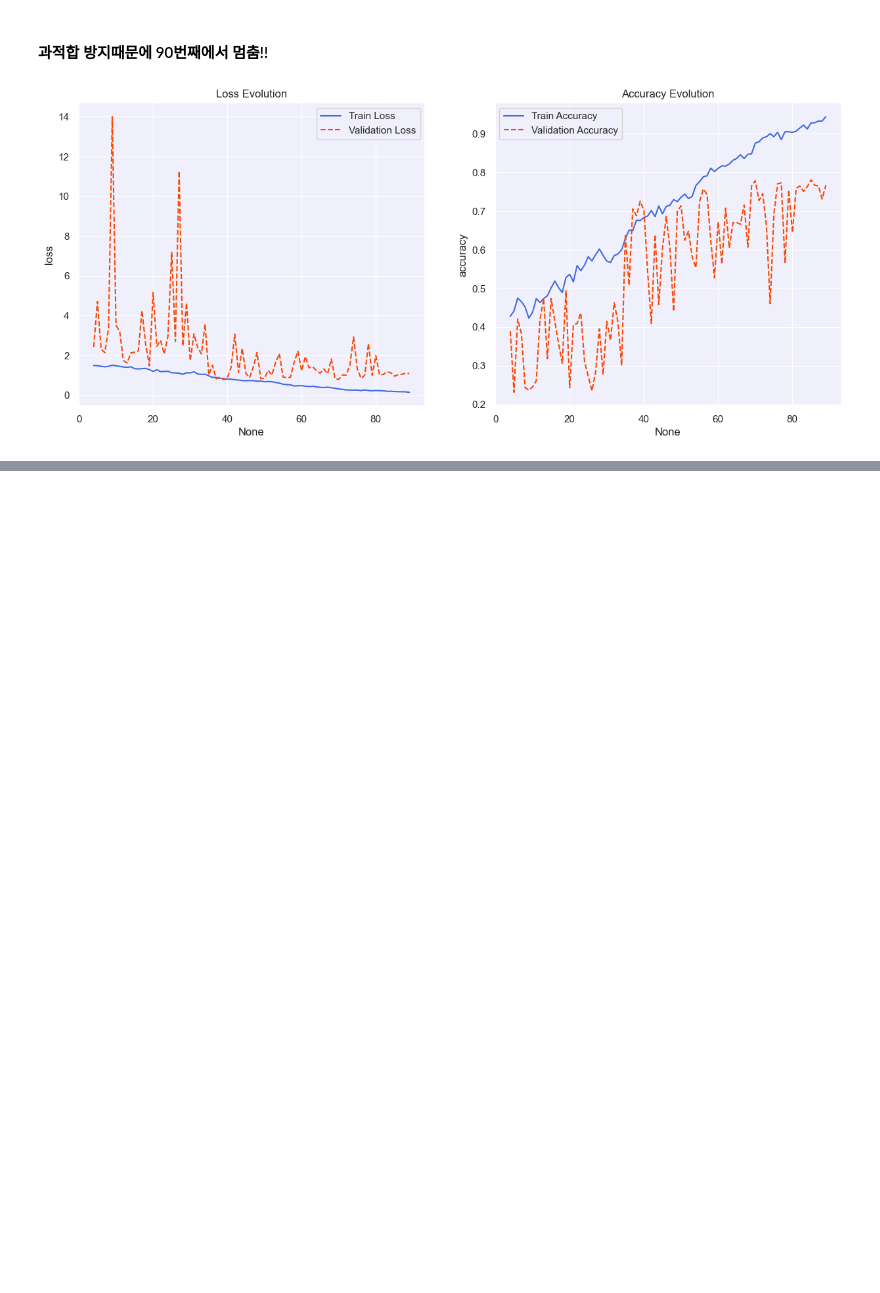
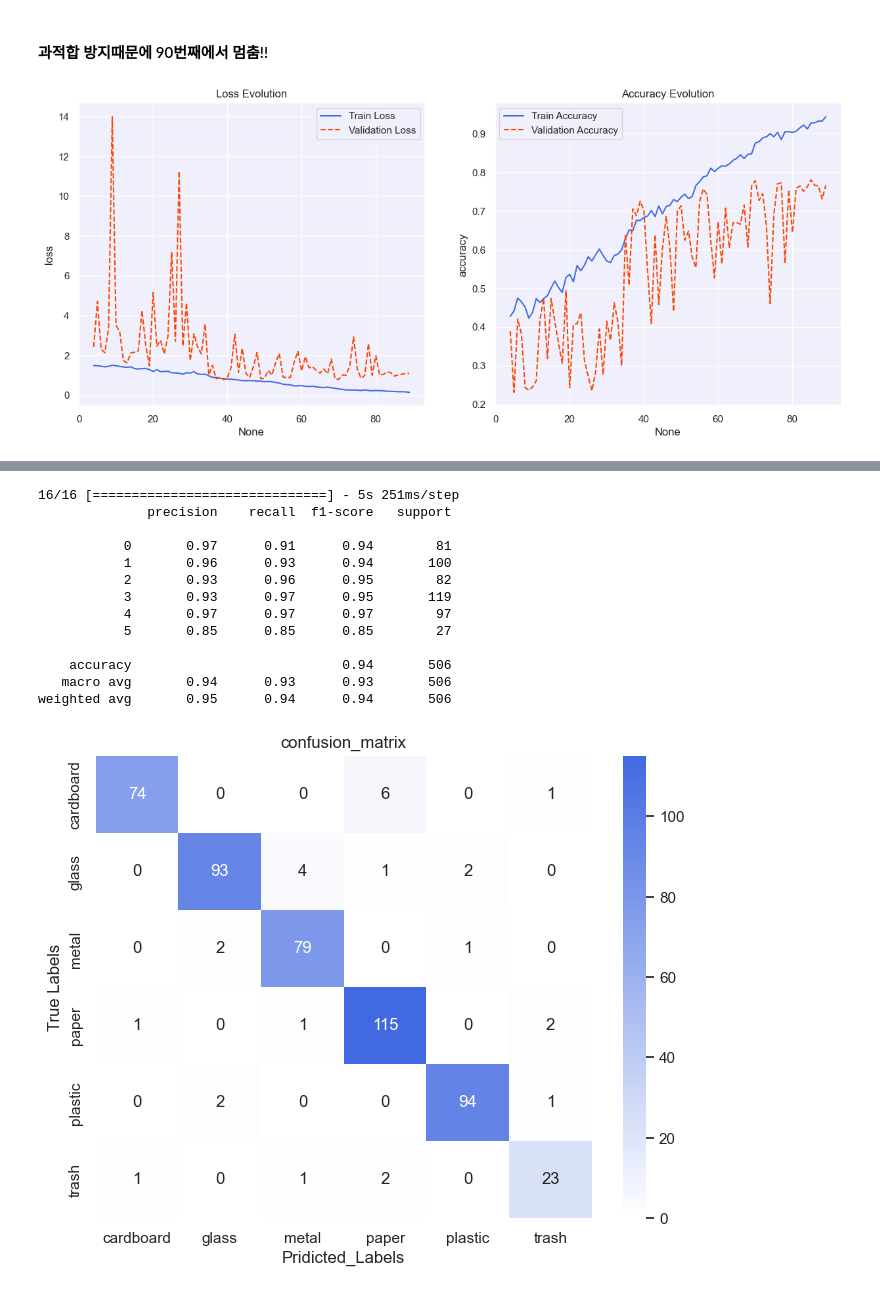
Before and after one commit to DS-21-DL-Project/Trash-classification, a Jupyter notebook: Kaggle_Garbage.ipynb, the cells around one changed output, grey strips where cells are left out. Cells and saved outputs as stored; diff of their text form; code cells hidden in the pictures; blank space fills up the shorter version.

```diff
--- a/Kaggle_Garbage.ipynb
+++ b/Kaggle_Garbage.ipynb
@@ -484,0 +690,17 @@ plot_learning_curves(history)
+# %%
+evaluate_model_performance(transfer_resnet50_model, val_generator, class_labels)
+# %% [output]
+16/16 [==============================] - 5s 251ms/step
+              precision    recall  f1-score   support
+
+           0       0.97      0.91      0.94        81
+           1       0.96      0.93      0.94       100
+           2       0.93      0.96      0.95        82
+           3       0.93      0.97      0.95       119
+           4       0.97      0.97      0.97        97
+           5       0.85      0.85      0.85        27
+
+    accuracy                           0.94       506
+   macro avg       0.94      0.93      0.93       506
+weighted avg       0.95      0.94      0.94       506
+[figure, added]
```
Also changed, not shown: parts of 13 cells of this notebook, 1 other file.
